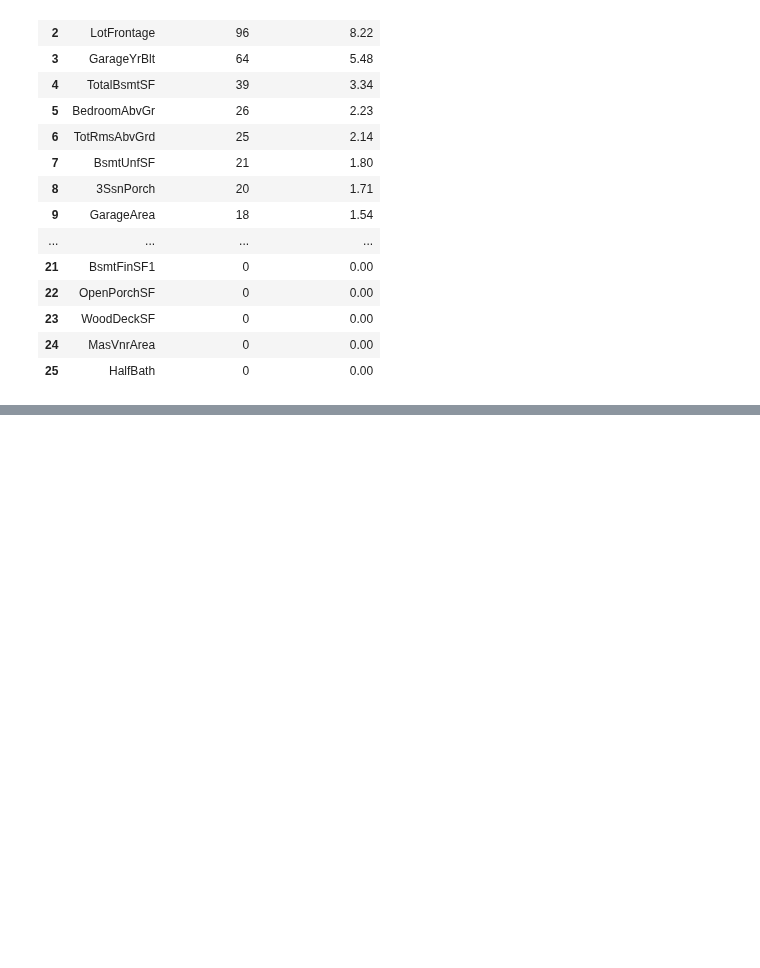
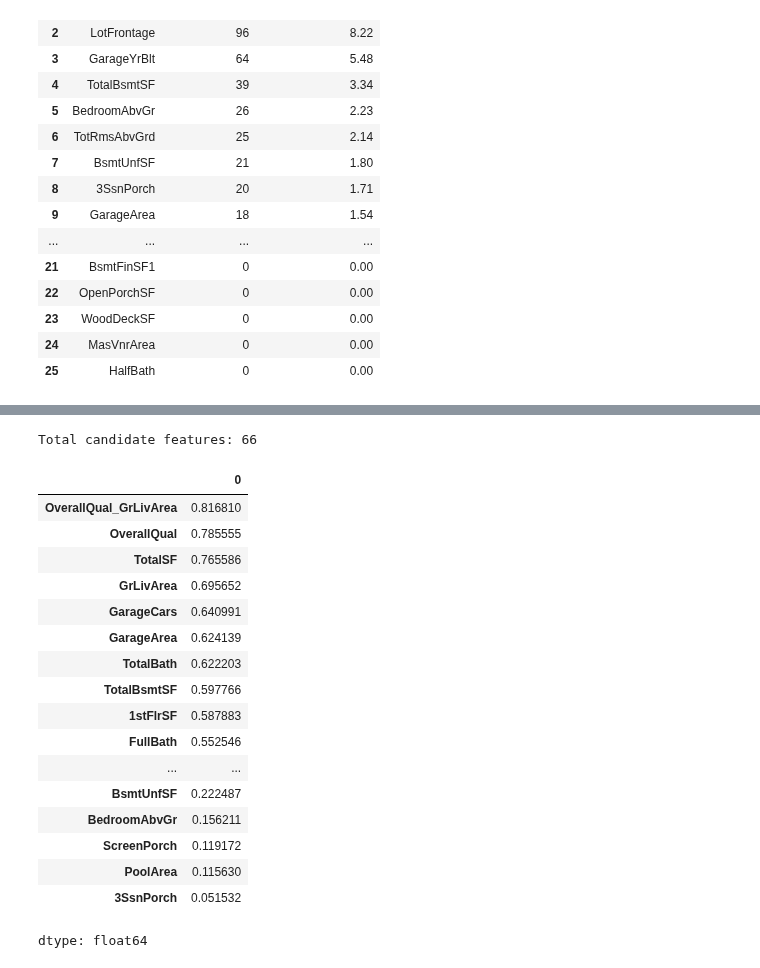
Before and after one commit to VenuriDampahalage/ames-housing-price-prediction, a Jupyter notebook: preProcessing.ipynb, the cells around one changed output, grey strips where cells are left out. Drawn from its saved outputs; the diff is of its cells as text; code cells hidden in the pictures; blank space fills up the shorter version.

```diff
--- a/preProcessing.ipynb
+++ b/preProcessing.ipynb
@@ -988,0 +965,10 @@ TEST:
+# %%
+X_train_fe['OverallQual_GrLivArea'] = (
+    X_train_fe['OverallQual']
+    * X_train_fe['GrLivArea']
+)
+
+X_test_fe['OverallQual_GrLivArea'] = (
+    X_test_fe['OverallQual']
+    * X_test_fe['GrLivArea']
+)
@@ -988,0 +988,9 @@ TEST:
+# %%
+engineered_features = [
+    'TotalSF',
+    'TotalPorchSF',
+    'TotalBath',
+    'OverallQual_GrLivArea'
+]
+
+display(X_train_fe[engineered_features].head())
@@ -988,0 +1080,40 @@ TEST:
+# %%
+all_candidate_features = selected_features + engineered_features
+
+all_candidate_features = list(dict.fromkeys(all_candidate_features))
+
+print("Total candidate features:", len(all_candidate_features))
+# %% [output]
+Total candidate features: 66
+# %%
+numeric_candidate_features = X_train_fe[
+    all_candidate_features
+].select_dtypes(include='number').columns.tolist()
+
+target_corr = (
+    X_train_fe[numeric_candidate_features]
+    .corrwith(y_train)
+    .abs()
+    .sort_values(ascending=False)
+)
+
+display(target_corr)
+# %% [output]
+|  | 0 |
+| OverallQual_GrLivArea | 0.816810 |
+| OverallQual | 0.785555 |
+| TotalSF | 0.765586 |
+| GrLivArea | 0.695652 |
+| GarageCars | 0.640991 |
+| GarageArea | 0.624139 |
+| TotalBath | 0.622203 |
+| TotalBsmtSF | 0.597766 |
+| 1stFlrSF | 0.587883 |
+| FullBath | 0.552546 |
+| ... | ... |
+| BsmtUnfSF | 0.222487 |
+| BedroomAbvGr | 0.156211 |
+| ScreenPorch | 0.119172 |
+| PoolArea | 0.115630 |
+| 3SsnPorch | 0.051532 |
+dtype: float64
```
Also changed, not shown: parts of 46 cells of this notebook, 1 other file.
